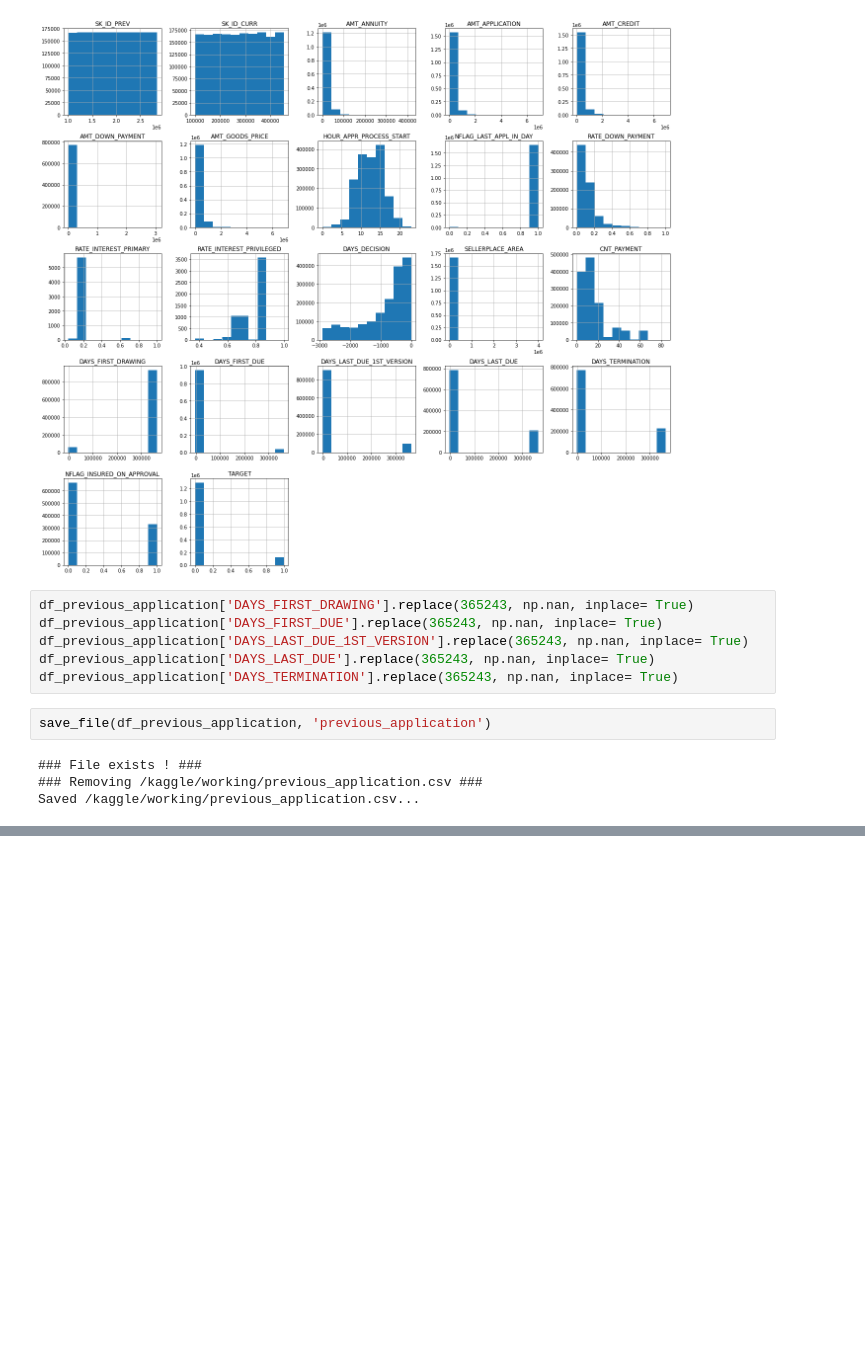
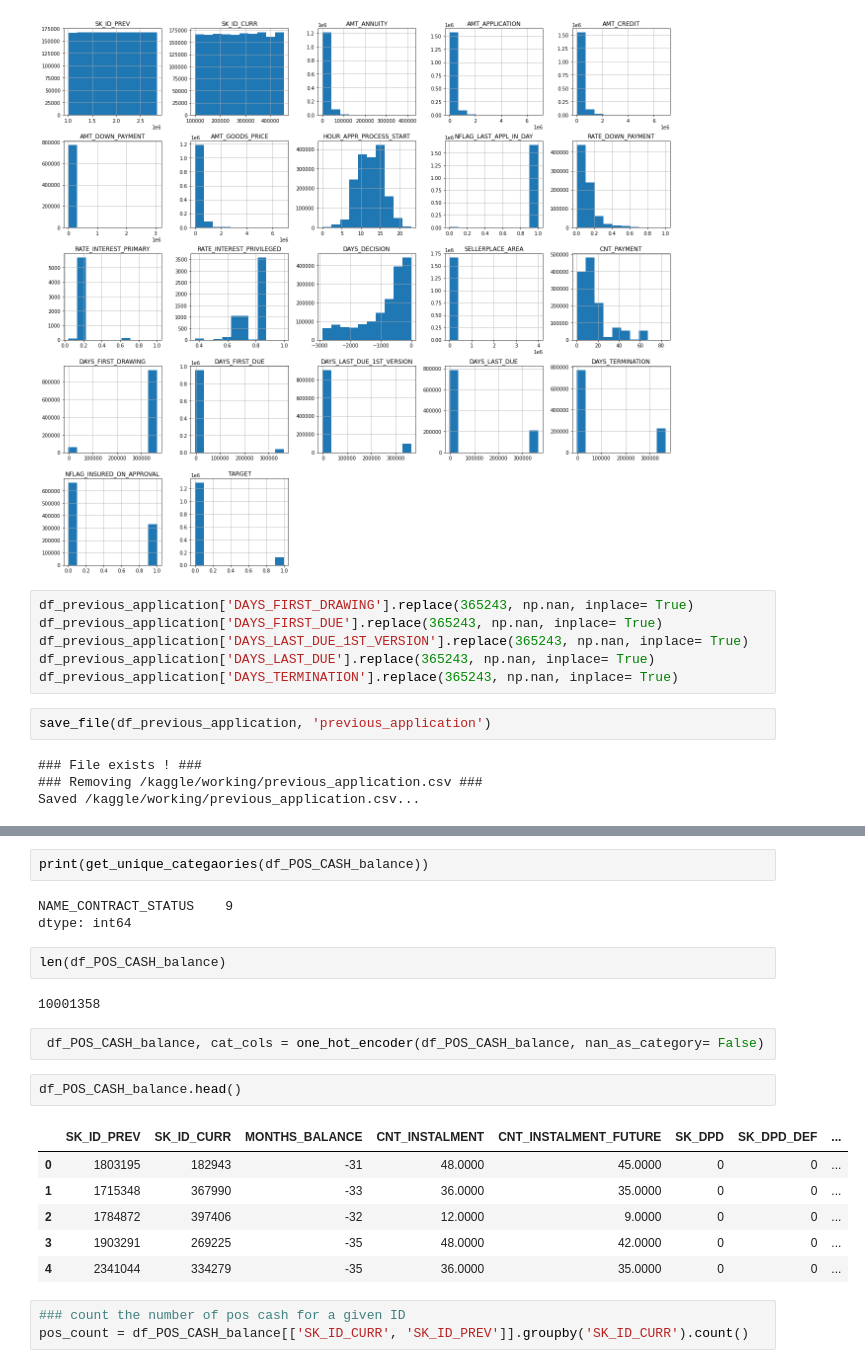
Before and after one commit to amithsbhat/Capstone-Home-Credit-Default-Risk, a Jupyter notebook: eda-home-credit-default-risk.ipynb, the cells around one changed output, grey strips where cells are left out. Drawn from its saved outputs; the diff is of its cells as text; blank space fills up the shorter version.

```diff
--- a/eda-home-credit-default-risk.ipynb
+++ b/eda-home-credit-default-risk.ipynb
@@ -1069,0 +1093,23 @@ Saved /kaggle/working/POS_CASH_balance.csv...
+# %%
+print(get_unique_categaories(df_POS_CASH_balance))
+# %% [output]
+NAME_CONTRACT_STATUS    9
+dtype: int64
+# %%
+len(df_POS_CASH_balance)
+# %% [output]
+10001358
+# %%
+ df_POS_CASH_balance, cat_cols = one_hot_encoder(df_POS_CASH_balance, nan_as_category= False)
+# %%
+df_POS_CASH_balance.head()
+# %% [output]
+|  | SK_ID_PREV | SK_ID_CURR | MONTHS_BALANCE | CNT_INSTALMENT | CNT_INSTALMENT_FUTURE | SK_DPD | SK_DPD_DEF | ... |
+| 0 | 1803195 | 182943 | -31 | 48.0000 | 45.0000 | 0 | 0 | ... |
+| 1 | 1715348 | 367990 | -33 | 36.0000 | 35.0000 | 0 | 0 | ... |
+| 2 | 1784872 | 397406 | -32 | 12.0000 | 9.0000 | 0 | 0 | ... |
+| 3 | 1903291 | 269225 | -35 | 48.0000 | 42.0000 | 0 | 0 | ... |
+| 4 | 2341044 | 334279 | -35 | 36.0000 | 35.0000 | 0 | 0 | ... |
+# %%
+### count the number of pos cash for a given ID
+pos_count = df_POS_CASH_balance[['SK_ID_CURR', 'SK_ID_PREV']].groupby('SK_ID_CURR').count()
```
Also changed, not shown: parts of 20 cells of this notebook.
